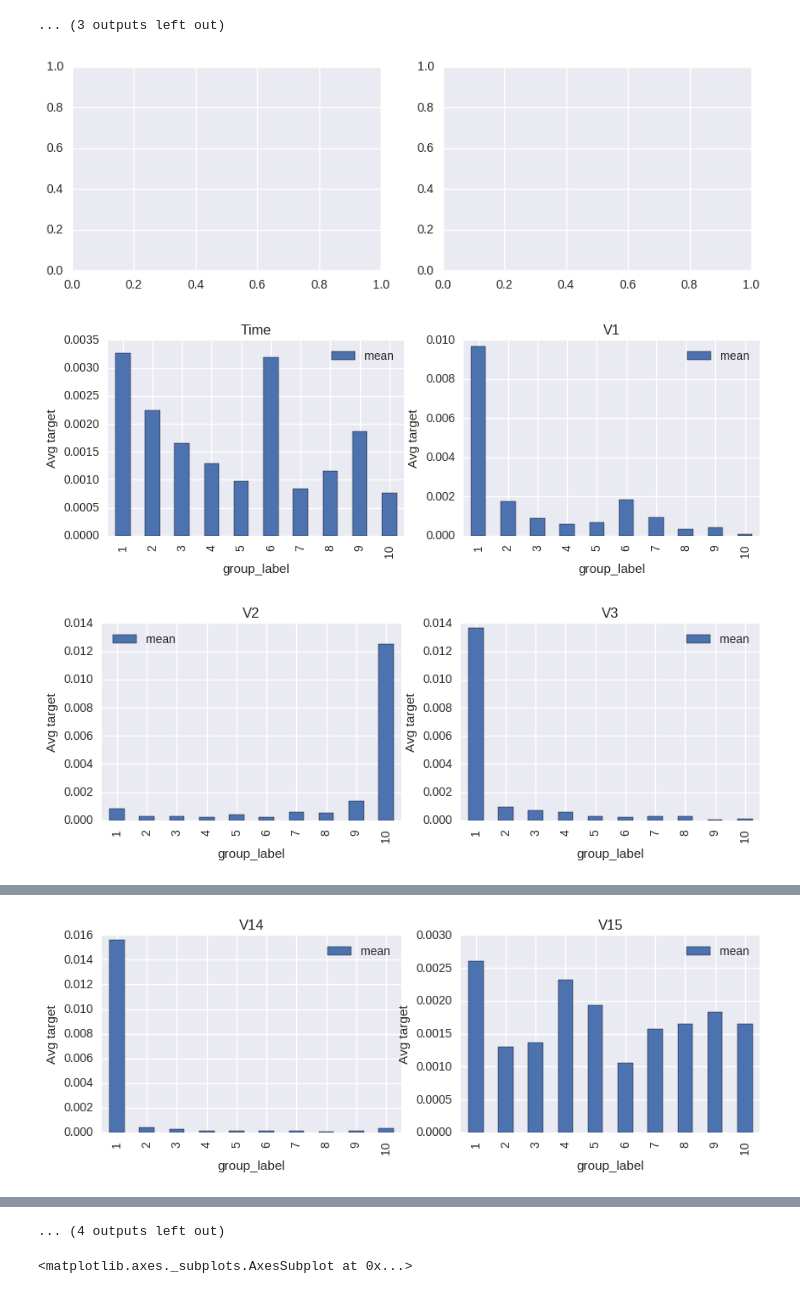
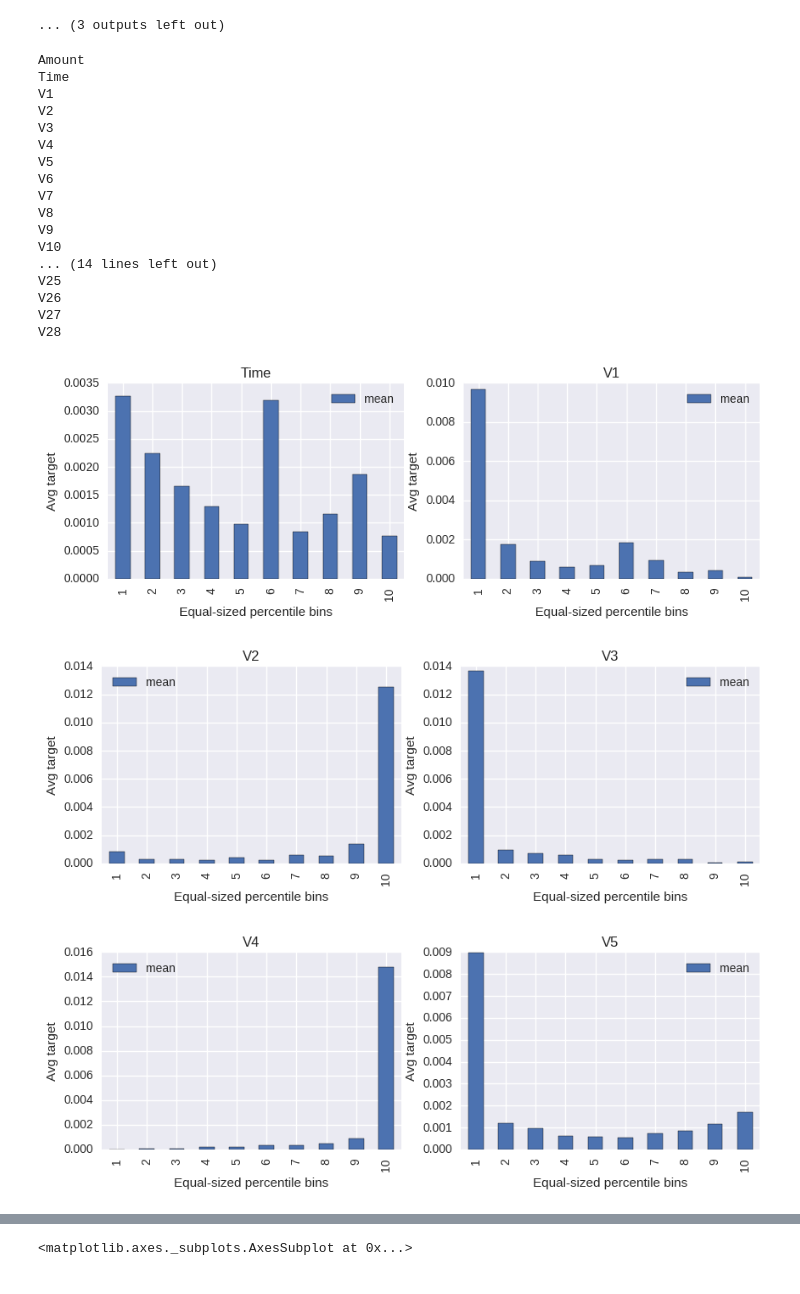
Before and after one commit to chao-ji/fraud_transaction_credit_card, a Jupyter notebook: Exploratory Data Analysis.ipynb, the cells around one changed output, grey strips where cells are left out. Cells and saved outputs as stored; diff of their text form; code cells hidden in the pictures.

```diff
--- a/Exploratory Data Analysis.ipynb
+++ b/Exploratory Data Analysis.ipynb
@@ -129,32 +129,51 @@ plt.show()
 # %%
 import bisect
 from pyspark.sql.functions import udf
 from pyspark.sql.types import IntegerType
 
-pylab.rcParams['figure.figsize'] = 10, 3
+# pylab.rcParams['figure.figsize'] = 10, 3
 colnames_iter = iter(colnames[:-1])
 
 for i in range(15):
     fig, ax = plt.subplots(nrows=1, ncols=2)
     for j in range(2):
+        print colname
         colname = next(colnames_iter)
         df.registerTempTable("Table")
         bounds = np.array([spark.sql("SELECT PERCENTILE(%s, %f) FROM Table" % (colname, p)).collect()[0][0]
                        for p in np.linspace(0.0, 1.0, 11)])
 
         binner = udf(lambda v: bisect.bisect(bounds, v)
                  if bisect.bisect(bounds, v) <= 10 else 10, IntegerType())
 
         df.withColumn("group_label", binner(df[colname])).registerTempTable("New_table")
         pd_df = spark.sql("SELECT group_label, AVG(CLASS) AS mean FROM New_table GROUP BY group_label").toPandas()
         pd_df = pd_df.set_index("group_label").sort_index()
 
         pd_df.plot(kind="bar", ax=ax[j])
         ax[j].set_title(colname)
         ax[j].set_ylabel("Avg target")
+        ax[j].set_xlabel("Equal-sized percentile bins")
 
 plt.show()
 # %% [output]
+Amount
+Time
+V1
+V2
+V3
+V4
+V5
+V6
+V7
+V8
+V9
+V10
+... (14 lines left out)
+V25
+V26
+V27
+V28
-[figure, old version]
+[figure, new version]
-[figure, old version]
+[figure, new version]
-[figure, old version]
+[figure, new version]
@@ -166 +184,0 @@ plt.show()
-[figure, removed]
@@ -170,4 +185,3 @@ plt.show()
-... (4 outputs left out)
 # %%
 r[0][1].plot(kind="bar")
 # %% [output]
```
Also changed, not shown: parts of 1 cell of this notebook.
